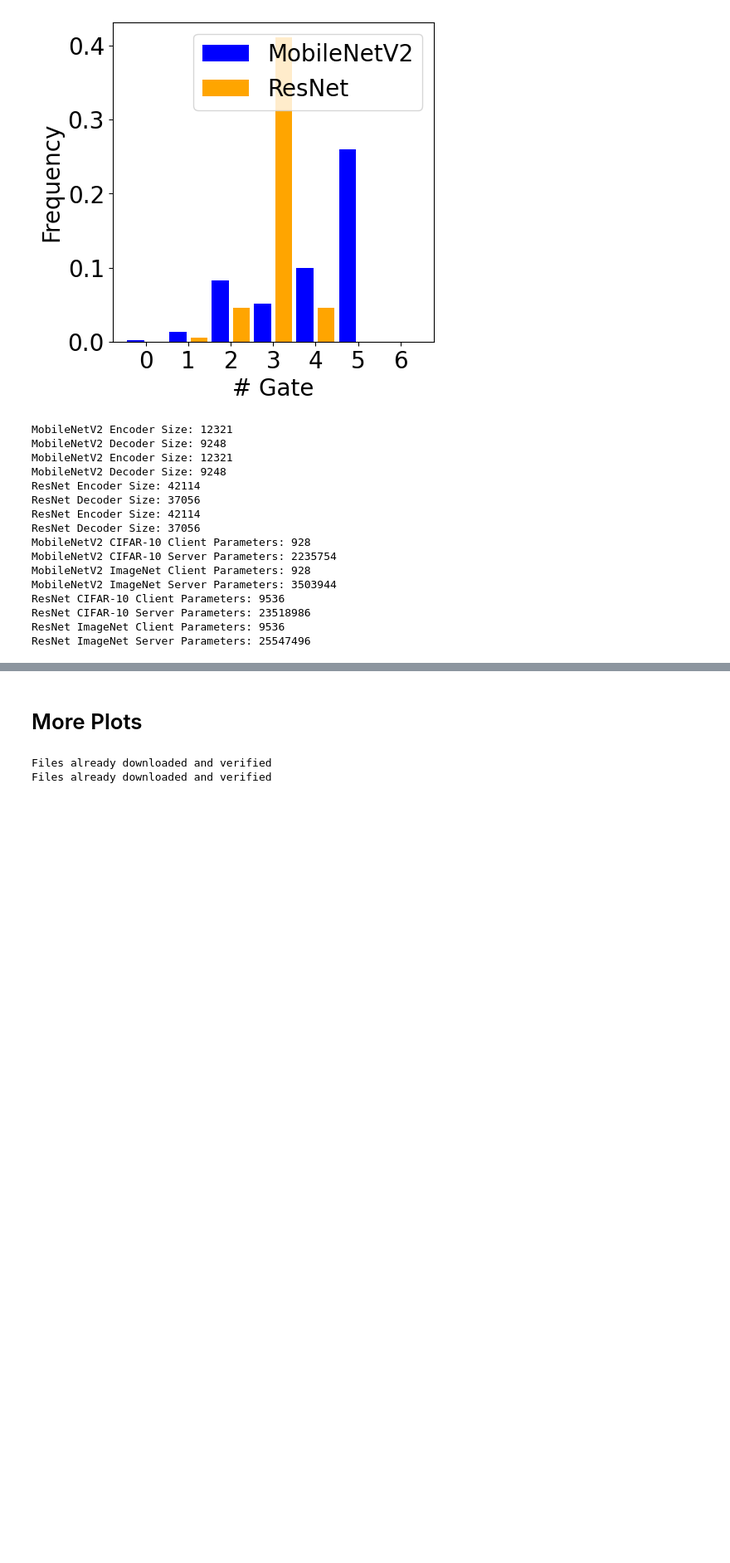
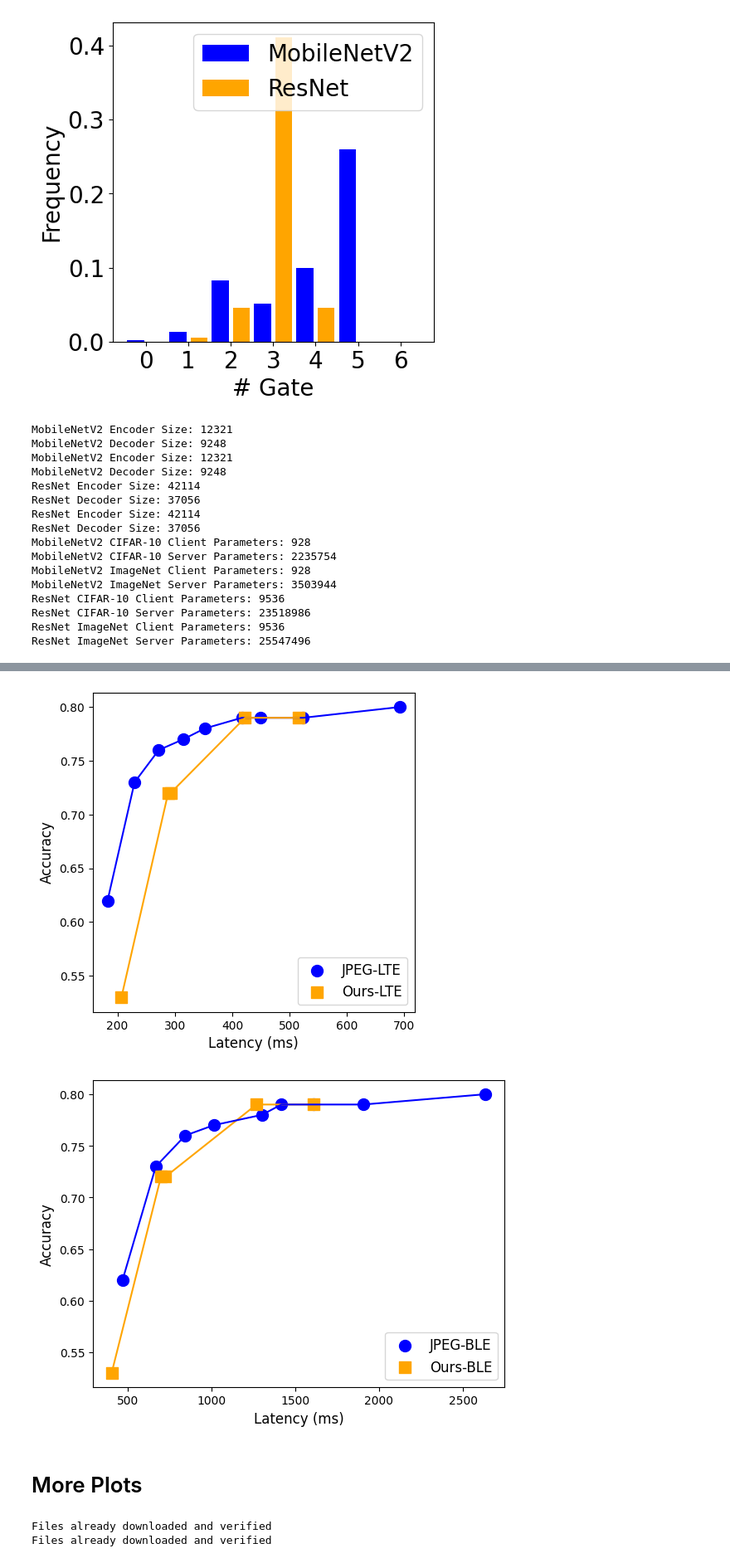
Before and after one commit to TonyPeng-2018/Adaptfilter, a Jupyter notebook: plot_result.ipynb, the cells around one changed output, grey strips where cells are left out. Shown at 83% size. Cells and saved outputs as stored; diff of their text form; code cells hidden in the pictures; blank space fills up the shorter version.

```diff
--- a/plot_result.ipynb
+++ b/plot_result.ipynb
@@ -1809,3 +1847,71 @@ ResNet ImageNet Server Parameters: 25547496
+# %%
+jpeg_i = '10	20	30	40	50	60	70	80	90'.split('\t')
+# str to int
+jpeg_i = [int(x) for x in jpeg_i]
+# jpeg_acc = '0.57	0.69	0.74	0.74	0.74	0.72	0.74	0.75	0.76'.split('\t')
+jpeg_acc = '0.62	0.73	0.76	0.77	0.78	0.79	0.79	0.79	0.8'.split('\t')
+jpeg_acc = [float(x) for x in jpeg_acc]
+jpeg_s_lat = '3.82	3.51	3.52	3.45	3.51	3.54	3.57	3.67	3.42'.split('\t')
+jpeg_s_lat = [float(x) for x in jpeg_s_lat]
+jpeg_ble = '464.52	663.24	839.10	1,009.14	1,296.12	1,412.64	1,602.30	1,900.44	2,630.82'.split('\t')
+jpeg_ble = [float(x.replace(',', '')) for x in jpeg_ble]
+jpeg_ble = [float(x) for x in jpeg_ble]
+jpeg_lte = '177.38	224.75	266.92	309.73	346.77	411.81	444.63	518.44	687.05'.split('\t')
+jpeg_lte = [float(x) for x in jpeg_lte]
+jpeg_c_lat = '1.5	1.5	1.5	1.5	1.5	1.5	1.5	1.5	1.5'.split('\t')
+jpeg_c_lat = [float(x) for x in jpeg_c_lat]
+
+our_i = '0.55	0.65	0.75	0.85	0.95'.split('\t')
+out_i = [float(x) for x in our_i]
+# our_acc = '0.53	0.7	0.71	0.75	0.74	0.74'.split('\t')
+our_acc = '0.53	0.72	0.72	0.79	0.79'.split('\t')
+our_acc = [float(x) for x in our_acc]
+our_s_lat = '3.41	3.41	3.41	3.41	3.41'.split('\t')
+our_s_lat = [float(x) for x in our_s_lat]
+our_ble = '349.4	630.82	660.56	1190.81	1531.2'.split('\t')
+our_ble = [float(x) for x in our_ble]
+our_lte = '151.49	220.28	227.85	344.59	438.11'.split('\t')
+our_lte = [float(x) for x in our_lte]
+our_c_lat = '51.94	64.65	61.25	74.34	74.84'.split('\t')
+our_c_lat = [float(x) for x in our_c_lat]
+
+jpeg_lte_l = []
+jpeg_ble_l = []
+for i in range (9):
+    jpeg_lte_l.append(jpeg_s_lat[i]+ jpeg_lte[i]+ jpeg_c_lat[i])
+    jpeg_ble_l.append(jpeg_s_lat[i]+ jpeg_ble[i]+ jpeg_c_lat[i])
+
+our_lte_l = []
+our_ble_l = []
+for i in range (5):
+    our_lte_l.append(our_s_lat[i]+ our_lte[i]+ our_c_lat[i])
+    our_ble_l.append(our_s_lat[i]+ our_ble[i]+ our_c_lat[i])
+
+# plot line
+plt.figure(figsize=(5,5))
+plt.plot(jpeg_lte_l, jpeg_acc, color='b')
+plt.scatter(jpeg_lte_l, jpeg_acc, color='b', marker='o', s=100, label='JPEG-LTE')
+
+plt.plot(our_lte_l, our_acc, color='orange')
+plt.scatter(our_lte_l, our_acc, color='orange', marker='s', s=100, label='Ours-LTE')
+plt.xlabel('Latency (ms)', fontsize=12)
+plt.ylabel('Accuracy', fontsize=12)
+plt.legend(fontsize=12)
+plt.savefig('./Plots/overall_acc_lat_LTE.svg')
+plt.show()
+plt.figure(figsize=(5,5))
+plt.plot(our_ble_l, our_acc, color='orange')
+plt.scatter(jpeg_ble_l, jpeg_acc, color='b', marker='o', s=100, label='JPEG-BLE')
+plt.plot(jpeg_ble_l, jpeg_acc, color='b')
+plt.scatter(our_ble_l, our_acc, color='orange', marker='s', s=100, label='Ours-BLE')
+plt.xlabel('Latency (ms)', fontsize=12)
+plt.ylabel('Accuracy', fontsize=12)
+plt.legend(fontsize=12)
+plt.savefig('./Plots/overall_acc_lat_BLE.svg')
+plt.show()
+# %% [output]
+[figure, added]
+[figure, added]
 # %% [markdown]
 # More Plots
 # %%
```
Also changed, not shown: parts of 3 cells of this notebook, 24 other files.
